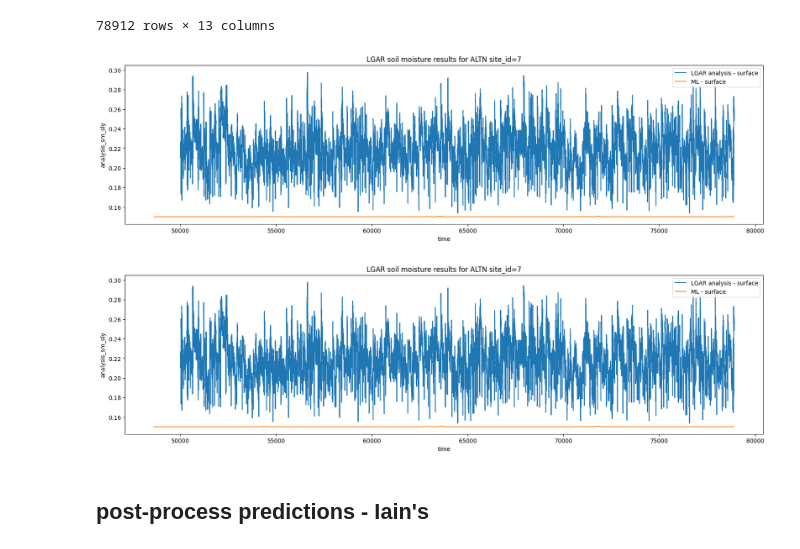
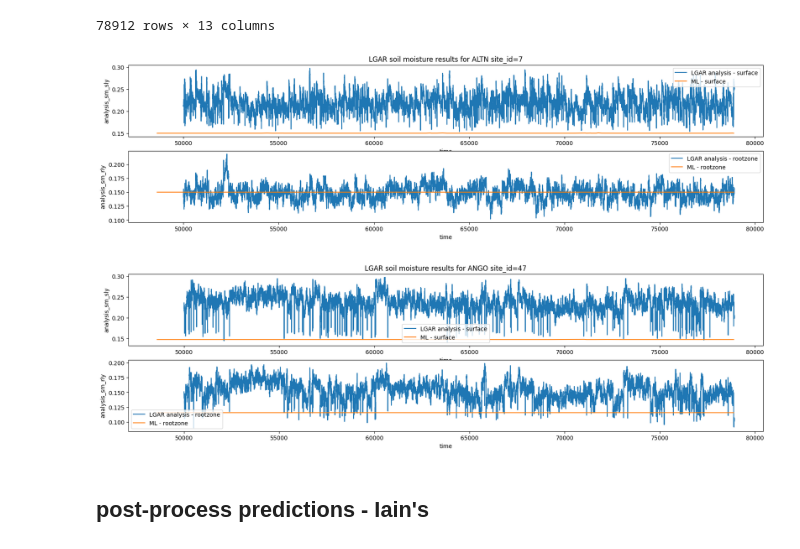
Before and after one commit to ilmcconnell/HRSM, a Jupyter notebook: HRSM_MAPPING_ML_pipeline_multiplePoints_lgar_inputs.ipynb, the cells around one changed output. Drawn from its saved outputs; the diff is of its cells as text; code cells hidden in the pictures.

Commit message:
plot LGAR output per site with surface and rootzone

```diff
--- a/HRSM_MAPPING_ML_pipeline_multiplePoints_lgar_inputs.ipynb
+++ b/HRSM_MAPPING_ML_pipeline_multiplePoints_lgar_inputs.ipynb
@@ -4062,25 +4062,33 @@ for enkf_csv in Path("./").glob("Original_LGAR*.csv"):
 # %%
 site_id = 7
 enkf_lgar_df = pd.read_csv(enkf_lgar_output_dir / f"EnKF_LGAR_{site_id}.csv")
-fig, ax = plt.subplots(1,1,figsize=(20, 5))
-ax = sns.lineplot(data=enkf_lgar_df[50000:], x="time", y="analysis_sm_sly", label="LGAR analysis - surface") #, "ml_sm_sly"])
-ax = sns.lineplot(data=enkf_lgar_df, x="time", y="ml_sm_sly", label="ML - surface") #, "ml_sm_sly"])
+fig, axes = plt.subplots(2,1,figsize=(20, 5))
+ax = axes[0]
+ax = sns.lineplot(ax=ax, data=enkf_lgar_df[50000:], x="time", y="analysis_sm_sly", label="LGAR analysis - surface") #, "ml_sm_sly"])
+ax = sns.lineplot(ax=ax, data=enkf_lgar_df, x="time", y="ml_sm_sly", label="ML - surface") #, "ml_sm_sly"])
+ax = axes[1]
+ax = sns.lineplot(ax=ax, data=enkf_lgar_df[50000:], x="time", y="analysis_sm_rly", label="LGAR analysis - rootzone") #, "ml_sm_sly"])
+ax = sns.lineplot(ax=ax, data=enkf_lgar_df, x="time", y="ml_sm_rly", label="ML - rootzone") #, "ml_sm_sly"])
 site_name = wisconet_id_to_station_code[site_id]
-ax.set_title(f"LGAR soil moisture results for {site_name} {site_id=}")
+axes[0].set_title(f"LGAR soil moisture results for {site_name} {site_id=}")
 plt.show()
 # %% [output]
-[figure, old version]
+[figure, new version]
 # %%
-site_id = 7
+site_id = 47
 enkf_lgar_df = pd.read_csv(enkf_lgar_output_dir / f"EnKF_LGAR_{site_id}.csv")
-fig, ax = plt.subplots(1,1,figsize=(20, 5))
-ax = sns.lineplot(data=enkf_lgar_df[50000:], x="time", y="analysis_sm_sly", label="LGAR analysis - surface") #, "ml_sm_sly"])
-ax = sns.lineplot(data=enkf_lgar_df, x="time", y="ml_sm_sly", label="ML - surface") #, "ml_sm_sly"])
+fig, axes = plt.subplots(2,1,figsize=(20, 5))
+ax = axes[0]
+ax = sns.lineplot(ax=ax, data=enkf_lgar_df[50000:], x="time", y="analysis_sm_sly", label="LGAR analysis - surface") #, "ml_sm_sly"])
+ax = sns.lineplot(ax=ax, data=enkf_lgar_df, x="time", y="ml_sm_sly", label="ML - surface") #, "ml_sm_sly"])
+ax = axes[1]
+ax = sns.lineplot(ax=ax, data=enkf_lgar_df[50000:], x="time", y="analysis_sm_rly", label="LGAR analysis - rootzone") #, "ml_sm_sly"])
+ax = sns.lineplot(ax=ax, data=enkf_lgar_df, x="time", y="ml_sm_rly", label="ML - rootzone") #, "ml_sm_sly"])
 site_name = wisconet_id_to_station_code[site_id]
-ax.set_title(f"LGAR soil moisture results for {site_name} {site_id=}")
+axes[0].set_title(f"LGAR soil moisture results for {site_name} {site_id=}")
 plt.show()
 # %% [output]
-[figure, old version]
+[figure, new version]
 # %% [markdown]
 ## post-process predictions - Iain's
 # %%
```
